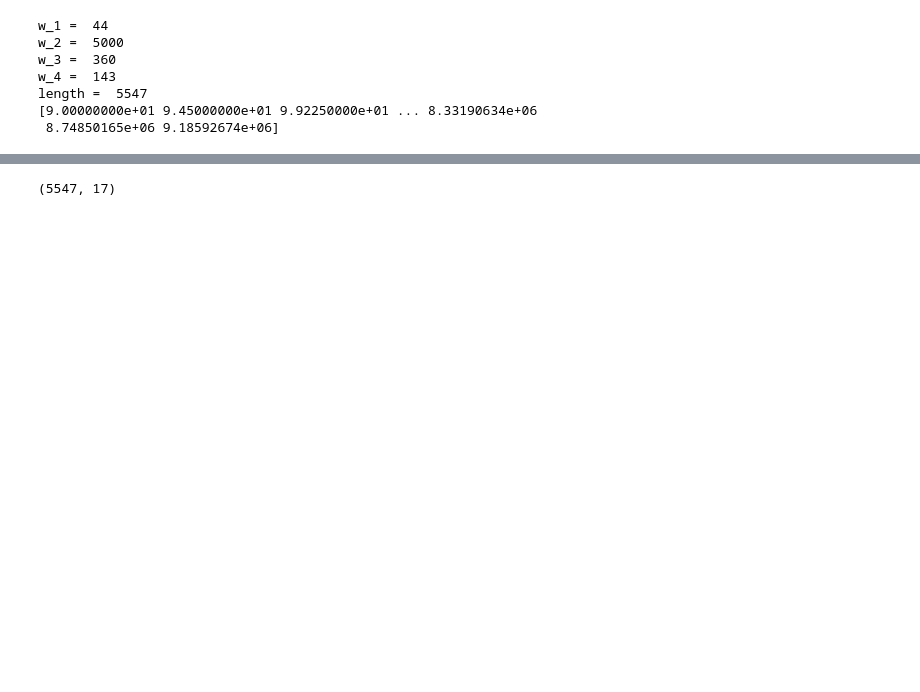
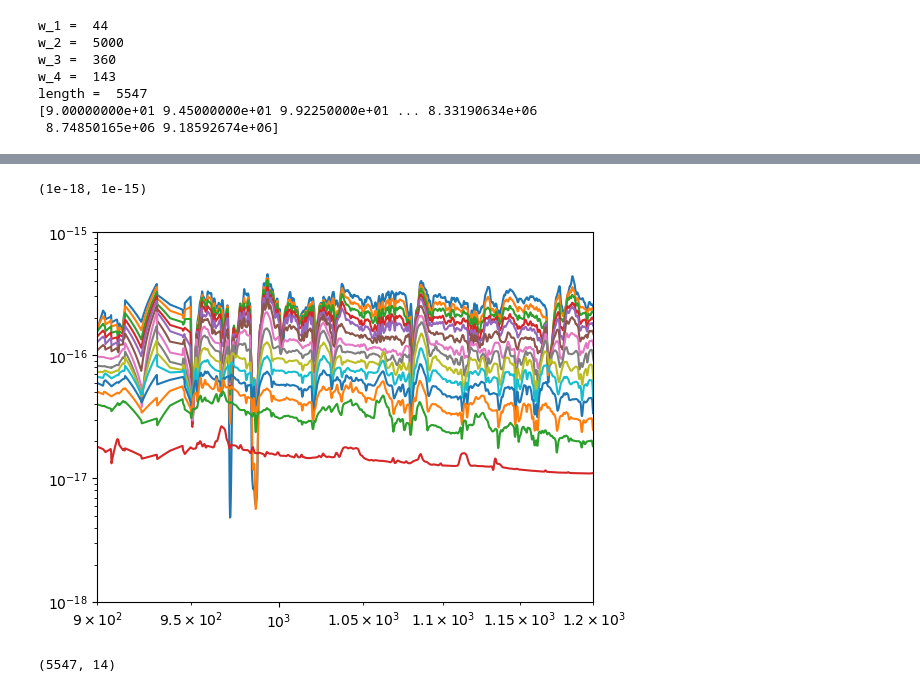
Before and after one commit to Michael-Reefe/fsps, a Jupyter notebook: SPECTRA/format_powr_wr.ipynb, the cells around one changed output, grey strips where cells are left out. Saved outputs shown, nothing was run; the diff lists cells and outputs as text; code cells hidden in the pictures; blank space fills up the shorter version.

Commit message:
leitherer models

```diff
--- a/SPECTRA/format_powr_wr.ipynb
+++ b/SPECTRA/format_powr_wr.ipynb
@@ -29,7 +29,7 @@ MW
 # Define the teff, logg, and logz arrays that cover the grid of UVBLUE models
 zfrac = np.array([1/14, 1/7, 1/2, 1.])
 logz = np.round(np.log10(zfrac), 1)
-logt = np.round(np.arange(4.5, 5.35, 0.05), 2)
+logt = np.round(np.arange(4.65, 5.34, 0.05), 2)
 teff = 10**logt
 
 print(logt)
@@ -105,13 +104,18 @@ library_in = np.zeros((len(wavelength), len(logt)))
 ti = 0
 for logti in tqdm.tqdm(logt, total=len(logt)):
 
+    print(logti)
+
     # find all models with this temperature
     whi = np.where(np.round(np.log10(params['teff']),2) == logti)[0]
     if len(whi) == 0:
+        print('No models found')
+        ti += 1
         continue
 
     # get the corresponding model names
     names = params['name'][whi]
+    print(f'Found: {names}')
 
     # find the file name with this index
     finds = []
@@ -200,3 +245,14 @@ for logti in tqdm.tqdm(logt, total=len(logt)):
+# %%
+# Plot the spectra
+fig, ax = plt.subplots()
+for i in range(library_in.shape[1]):
+    ax.loglog(wavelength, library_in[:, i], '-')
+# ax.set_ylim(0, 1e-16)
+ax.set_xlim(900, 1200)
+ax.set_ylim(1e-18, 1e-15)
+# %% [output]
+(1e-18, 1e-15)
+[figure, added]
 # %%
 # # Read in WMBasic templates for comparison
 # wr = np.zeros((1963,12,5))
@@ -233,7 +289,7 @@ for logti in tqdm.tqdm(logt, total=len(logt)):
 # %%
 library_in.shape
 # %% [output]
-(5547, 17)
+(5547, 14)
 # %%
 # Save as a text file with the same format as the format
 zsun = 0.0134
```
Also changed, not shown: parts of 3 cells of this notebook, 25 other files.
